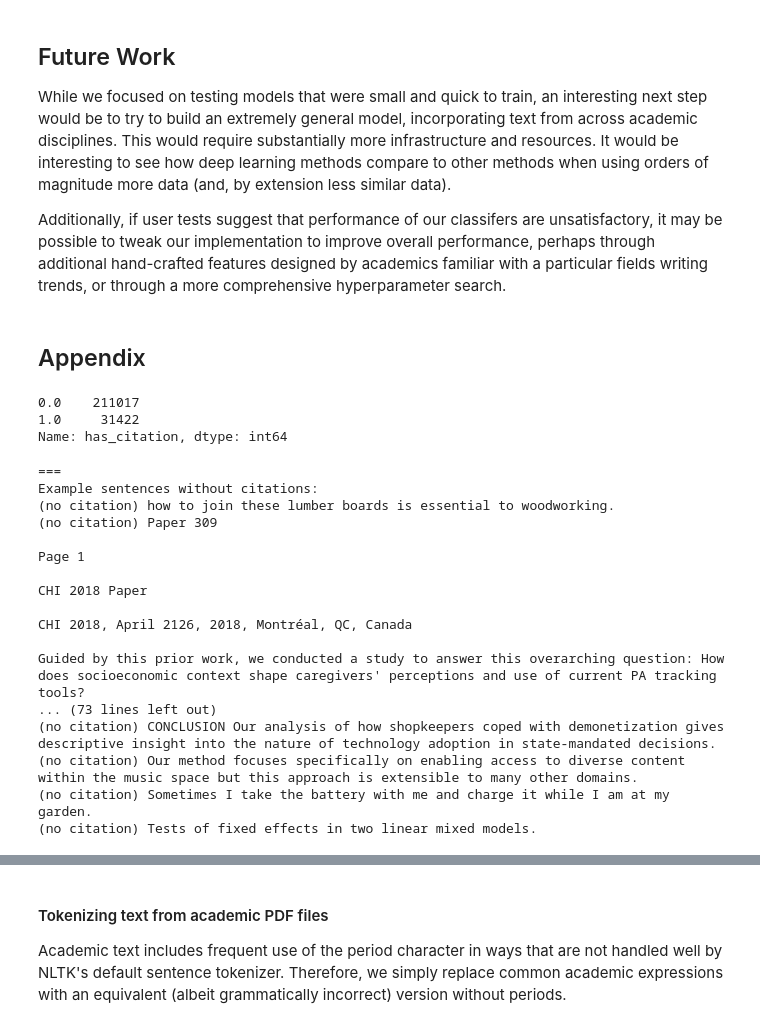
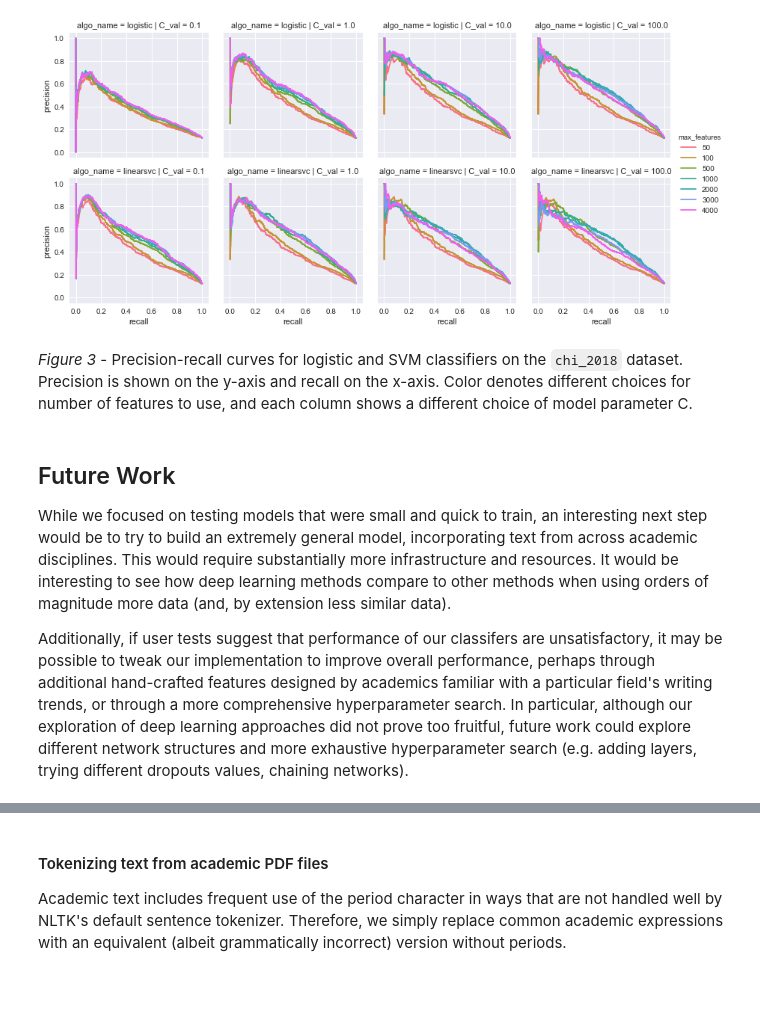
Before and after one commit to nickmvincent/where_that_from, a Jupyter notebook: report.ipynb, the cells around one changed output, grey strips where cells are left out. Saved outputs shown, nothing was run; the diff lists cells and outputs as text; code cells hidden in the pictures; blank space fills up the shorter version.

```diff
--- a/report.ipynb
+++ b/report.ipynb
@@ -78,39 +119,19 @@ df = pd.read_csv()
+# %%
+pr_df = pd.read_csv('results/chi_2018/precision_recall_dataframe.csv')
+g = sns.FacetGrid(
+    data=pr_df[(pr_df.algo_name == 'logistic') | (pr_df.algo_name == 'linearsvc')],
+    row='algo_name', col='C_val',
+    hue='max_features',
+    #size=6
+)
+g = (g.map(plt.plot, 'recall', 'precision').add_legend())
+plt.show()
+# %% [output]
+[figure, added]
+# %% [markdown]
+_Figure 3_ - Precision-recall curves for logistic and SVM classifiers on the `chi_2018` dataset. Precision is shown on the y-axis and recall on the x-axis. Color denotes different choices for number of features to use, and each column shows a different choice of model parameter C.
 # %% [markdown]
 ## Future Work
 While we focused on testing models that were small and quick to train, an interesting next step would be to try to build an extremely general model, incorporating text from across academic disciplines. This would require substantially more infrastructure and resources. It would be interesting to see how deep learning methods compare to other methods when using orders of magnitude more data (and, by extension less similar data).
 
-Additionally, if user tests suggest that performance of our classifers are unsatisfactory, it may be possible to tweak our implementation to improve overall performance, perhaps through additional hand-crafted features designed by academics familiar with a particular fields writing trends, or through a more comprehensive hyperparameter search.
+Additionally, if user tests suggest that performance of our classifers are unsatisfactory, it may be possible to tweak our implementation to improve overall performance, perhaps through additional hand-crafted features designed by academics familiar with a particular field's writing trends, or through a more comprehensive hyperparameter search. In particular, although our exploration of deep learning approaches did not prove too fruitful, future work could explore different network structures and more exhaustive hyperparameter search (e.g. adding layers, trying different dropouts values, chaining networks).
-# %% [markdown]
-## Appendix
-# %%
-import pandas as pd
-df = pd.read_csv('all_labeled_sentences.csv', encoding='utf8')
-df['has_citation'].value_counts()
-# %% [output]
-0.0    211017
-1.0     31422
-Name: has_citation, dtype: int64
-# %%
-sample_neg = df[df.has_citation == 0].sample(50, random_state=0)
-print('\n===\nExample sentences without citations:')
-
-for i, row in sample_neg.iterrows():
-    print('(no citation)', row['text'])
-# %% [output]
-===
-Example sentences without citations:
-(no citation) how to join these lumber boards is essential to woodworking.
-(no citation) Paper 309
-
-Page 1
-
-CHI 2018 Paper
-
-CHI 2018, April 21­26, 2018, Montréal, QC, Canada
-
-Guided by this prior work, we conducted a study to answer this overarching question: How does socioeconomic context shape caregivers' perceptions and use of current PA tracking tools?
-... (73 lines left out)
-(no citation) CONCLUSION Our analysis of how shopkeepers coped with demonetization gives descriptive insight into the nature of technology adoption in state-mandated decisions.
-(no citation) Our method focuses specifically on enabling access to diverse content within the music space but this approach is extensible to many other domains.
-(no citation) Sometimes I take the battery with me and charge it while I am at my garden.
-(no citation) Tests of fixed effects in two linear mixed models.
```
Also changed, not shown: parts of 13 cells of this notebook, 27 other files.
